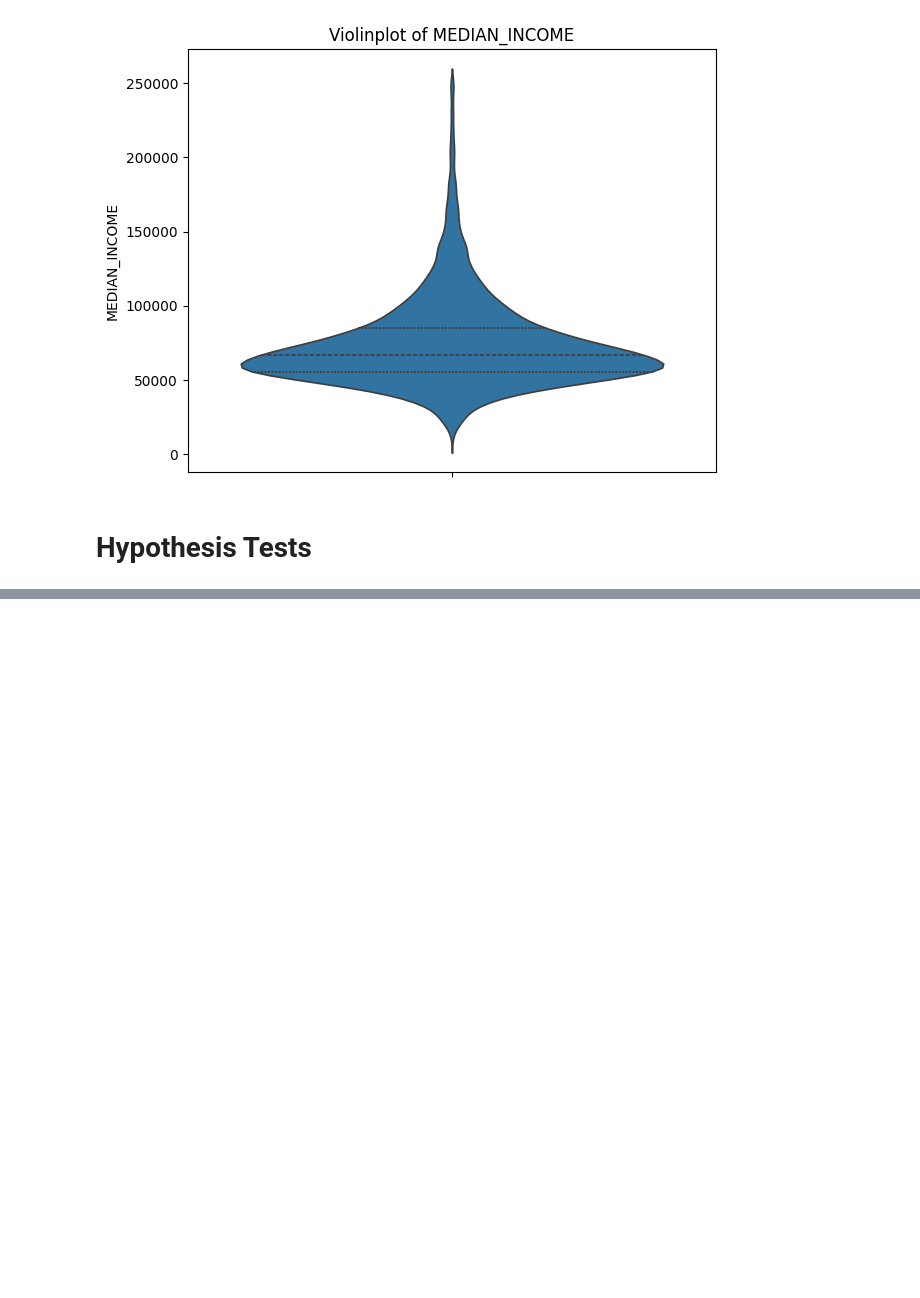
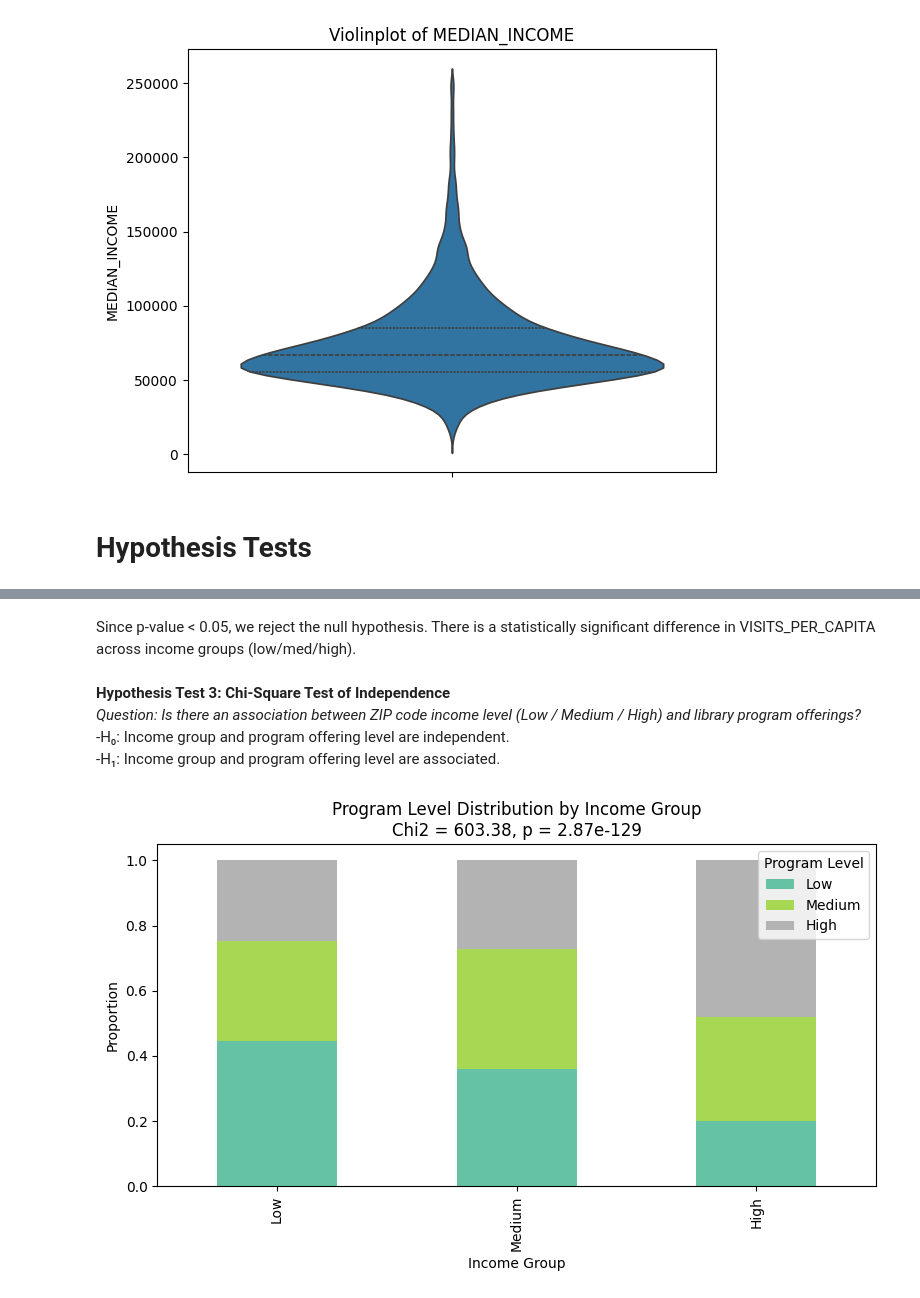
Before and after one commit to Bdem1rel/Library_Usage_Analysis, a Jupyter notebook: Notebooks/EDA.ipynb, the cells around one changed output, grey strips where cells are left out. Saved outputs shown, nothing was run; the diff lists cells and outputs as text; code cells hidden in the pictures; blank space fills up the shorter version.

```diff
--- a/Notebooks/EDA.ipynb
+++ b/Notebooks/EDA.ipynb
@@ -255,0 +366,37 @@ for col in cols:
+# %% [markdown]
+Since p-value < 0.05, we reject the null hypothesis. There is a statistically significant difference in VISITS_PER_CAPITA across income groups (low/med/high).
+# %% [markdown]
+**Hypothesis Test 3: Chi-Square Test of Independence**
+*Question: Is there an association between ZIP code income level (Low / Medium / High) and library program offerings?*
+-H₀: Income group and program offering level are independent.
+-H₁: Income group and program offering level are associated.
+# %%
+from scipy.stats import chi2_contingency
+
+# 1. Filter out rows where TOTPRO was imputed
+filtered_df = analysis_df[analysis_df["TOTPRO_IMPUTED"] == False].copy()
+
+# 2. Define income group buckets (if not already defined)
+filtered_df["INCOME_GROUP"] = pd.qcut(filtered_df["MEDIAN_INCOME"], q=3, labels=["Low", "Medium", "High"])
+
+# 3. Create PROGRAM_LEVEL based on tertiles of TOTPRO
+filtered_df["PROGRAM_LEVEL"] = pd.qcut(filtered_df["TOTPRO"], q=3, labels=["Low", "Medium", "High"])
+
+# 4. Create contingency table
+contingency = pd.crosstab(filtered_df["INCOME_GROUP"], filtered_df["PROGRAM_LEVEL"])
+
+# 5. Run Chi-Square Test of Independence
+chi2, p, dof, expected = chi2_contingency(contingency)
+
+contingency_norm = contingency.div(contingency.sum(axis=1), axis=0)
+
+contingency_norm.plot(kind="bar", stacked=True, colormap="Set2", figsize=(8, 5))
+
+plt.title(f"Program Level Distribution by Income Group\nChi2 = {chi2:.2f}, p = {p:.2e}")
+plt.ylabel("Proportion")
+plt.xlabel("Income Group")
+plt.legend(title="Program Level")
+plt.tight_layout()
+plt.show()
+# %% [output]
+[figure, added]
```
Also changed, not shown: parts of 14 cells of this notebook.
